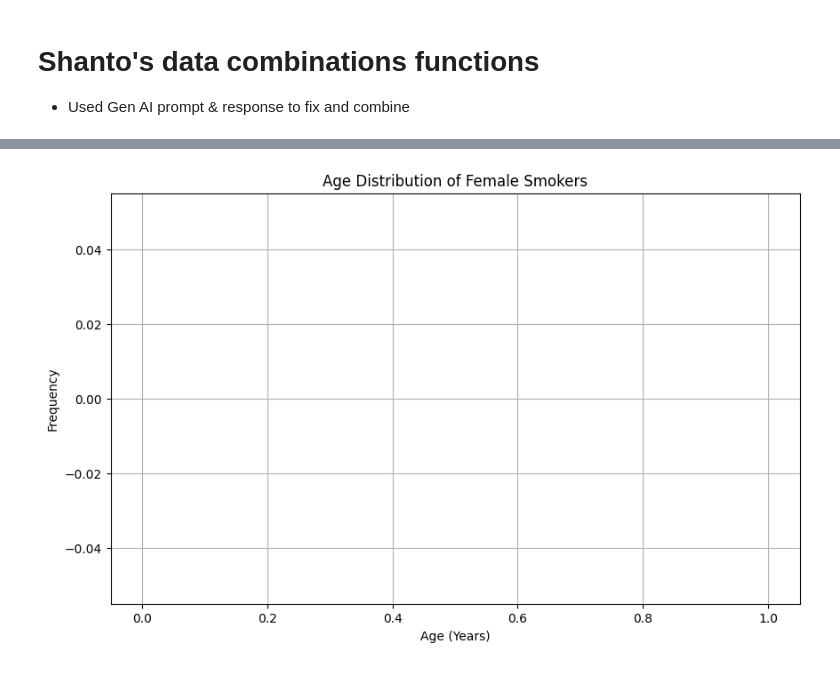
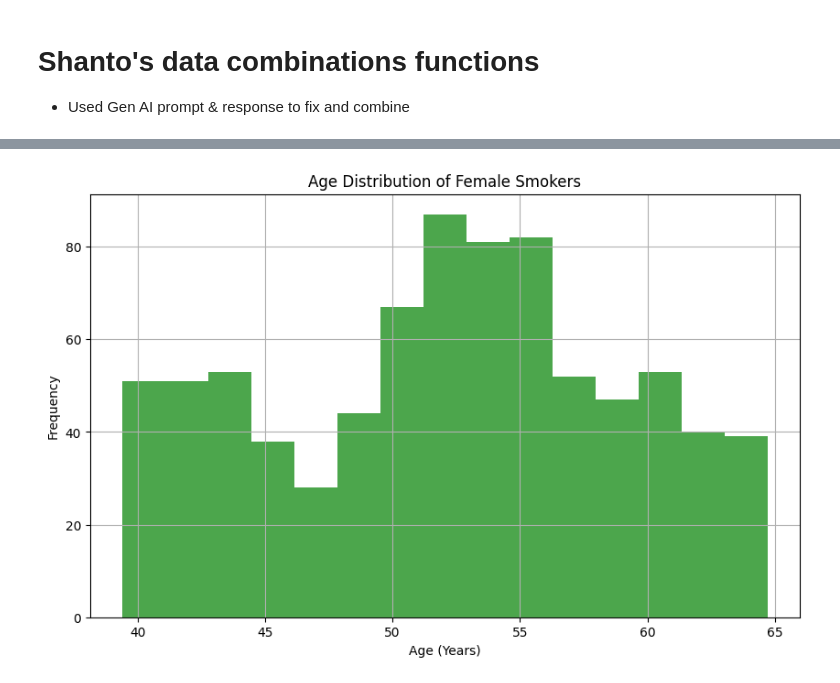
Before and after one commit to 22053604/Cardiovascular-Health-Analysis, a Jupyter notebook: Development_Notebook.ipynb, the cells around one changed output, grey strips where cells are left out. Cells and saved outputs as stored; diff of their text form; code cells hidden in the pictures.

Commit message:
Added Shanto's second graph, and fixed some errors

```diff
--- a/Development_Notebook.ipynb
+++ b/Development_Notebook.ipynb
@@ -388,31 +387,49 @@ plt.show()
 # %%
+# Define the analyze_combination function
+def analyze_combination(df, factors):
+    """
+    Filter a DataFrame based on a combination of demographic and lifestyle factors.
+
+    Args:
+    df (pd.DataFrame): The DataFrame to filter.
+    factors (dict): A dictionary where keys are column names and values are conditions to filter on.
+
+    Returns:
+    pd.DataFrame: Filtered DataFrame.
+    """
+    filtered_df = df.copy()
+    for column, condition in factors.items():
+        filtered_df = filtered_df.query(f"{column} {condition}")
+    return filtered_df
+
 # Example: Analyzing a combination of Demographic and Lifestyle Factors (Gender = Female, Smoke = Smoker)
-factors_combination_1 = {'gender': '== 1', 'smoke': '== 1'}
+factors_combination_1 = {'gender': "== 'Female'", 'smoking_status': "== 'Smoker'"}
 combination_1_result = analyze_combination(df_cleaned, factors_combination_1)
 
+# Define the visualize_data function
 def visualize_data(df, column, title, xlabel, ylabel):
     """
     Visualize the distribution of a specific column from the dataset.
 
     Args:
     df (pd.DataFrame): Dataset to visualize.
     column (str): Column name to visualize.
     title (str): Title of the plot.
     xlabel (str): Label for the x-axis.
     ylabel (str): Label for the y-axis.
 
     Returns:
     None
     """
     plt.figure(figsize=(10, 6))
     plt.hist(df[column], bins=15, alpha=0.7, color='green')
     plt.title(title)
     plt.xlabel(xlabel)
     plt.ylabel(ylabel)
     plt.grid(True)
     plt.show()
 
 # Example: Visualizing the Age Distribution for Smokers (Demographic + Lifestyle combination)
 visualize_data(combination_1_result, 'age_years', 'Age Distribution of Female Smokers', 'Age (Years)', 'Frequency')
 # %% [output]
-[figure, old version]
+[figure, new version]
```
Also changed, not shown: parts of 2 cells of this notebook.
